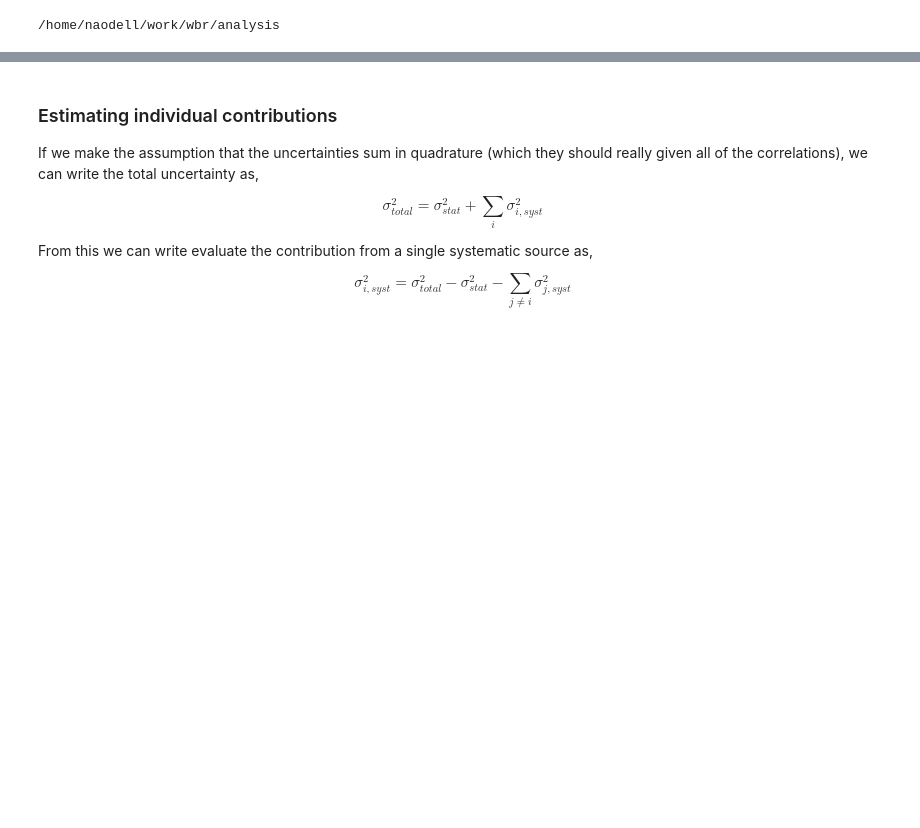
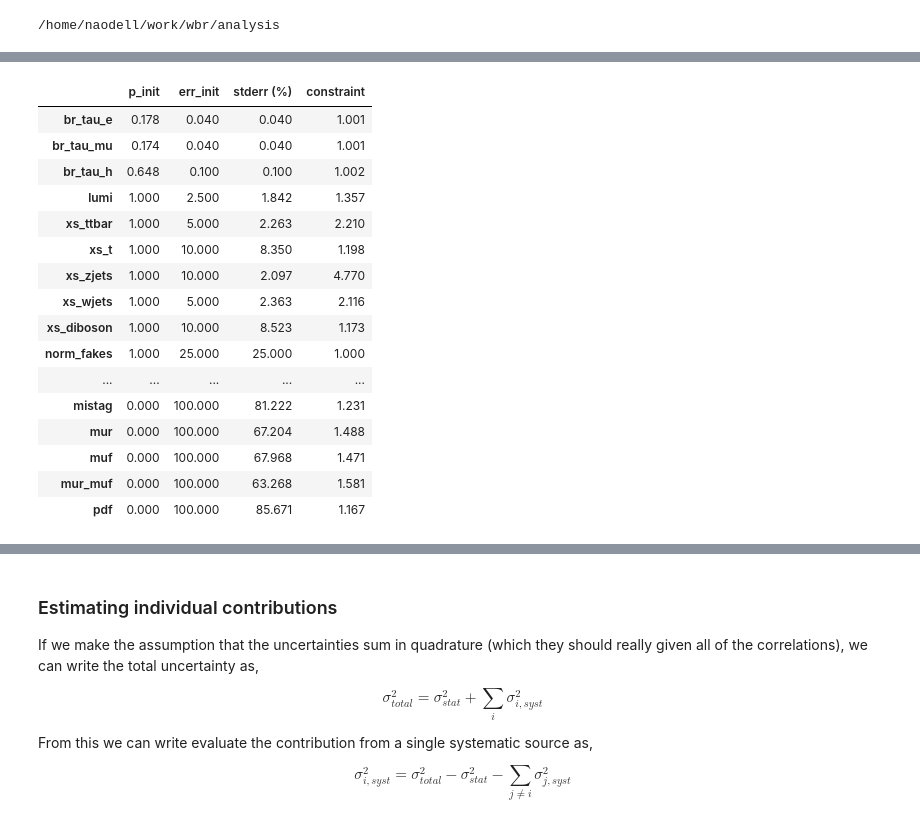
Before and after one commit to NWUHEP/analysis-tools, a Jupyter notebook: notebooks/w_br_asimov.ipynb, the cells around one changed output, grey strips where cells are left out. Cells and saved outputs as stored; diff of their text form; code cells hidden in the pictures; blank space fills up the shorter version.

```diff
--- a/notebooks/w_br_asimov.ipynb
+++ b/notebooks/w_br_asimov.ipynb
@@ -190,15 +192,12 @@ params = fit_data._parameters
 p_labels = params.index.values
 p_init = params.val_init.values
 
-pd.set_option('precision', 3)
-pd.set_option('display.float_format', lambda x: '%.3f' % x)
+pd.set_option('display.float_format', lambda x: '%.2f' % x)
 pd.set_option('display.max_columns', len(p_labels))
 pd.set_option('display.max_rows', len(p_labels))
 
-#print(result.x)
-#print(cov[0])
-pct_err = pd.DataFrame(np.array([p_init, 100*params.err_init, 100*stderr, stderr/params.err_init]).T,
-                       index=p_labels,
-                       columns=['p_init', 'err_init', 'stderr (%)', 'constraint']
+pct_err = pd.DataFrame(np.array([100*p_init[:4], 100*stderr[:4], 100*stderr[:4]/p_init[:4]]).T,
+                       index=p_labels[:4],
+                       columns=['p_init', 'stderr', 'stderr (%)']
                       )
 pct_err
@@ -205,3 +210,28 @@ pct_err
+# %%
+pd.set_option('display.float_format', lambda x: '%.3f' % x)
+pct_err = pd.DataFrame(np.array([p_init, 100*params.err_init, 100*stderr, params.err_init/stderr]).T,
+                       index=p_labels,
+                       columns=['p_init', 'err_init', 'stderr (%)', 'constraint']
+                      )
+pct_err[4:]
+# %% [output]
+|  | p_init | err_init | stderr (%) | constraint |
+| br_tau_e | 0.178 | 0.040 | 0.040 | 1.001 |
+| br_tau_mu | 0.174 | 0.040 | 0.040 | 1.001 |
+| br_tau_h | 0.648 | 0.100 | 0.100 | 1.002 |
+| lumi | 1.000 | 2.500 | 1.842 | 1.357 |
+| xs_ttbar | 1.000 | 5.000 | 2.263 | 2.210 |
+| xs_t | 1.000 | 10.000 | 8.350 | 1.198 |
+| xs_zjets | 1.000 | 10.000 | 2.097 | 4.770 |
+| xs_wjets | 1.000 | 5.000 | 2.363 | 2.116 |
+| xs_diboson | 1.000 | 10.000 | 8.523 | 1.173 |
+| norm_fakes | 1.000 | 25.000 | 25.000 | 1.000 |
+| ... | ... | ... | ... | ... |
+| mistag | 0.000 | 100.000 | 81.222 | 1.231 |
+| mur | 0.000 | 100.000 | 67.204 | 1.488 |
+| muf | 0.000 | 100.000 | 67.968 | 1.471 |
+| mur_muf | 0.000 | 100.000 | 63.268 | 1.581 |
+| pdf | 0.000 | 100.000 | 85.671 | 1.167 |
 # %%
 df_corr = pd.DataFrame(corr, columns=p_labels, index=p_labels)
 df_corr.to_latex('data/cov_table_full.tex')
```
Also changed, not shown: parts of 5 cells of this notebook, 7 other files.
